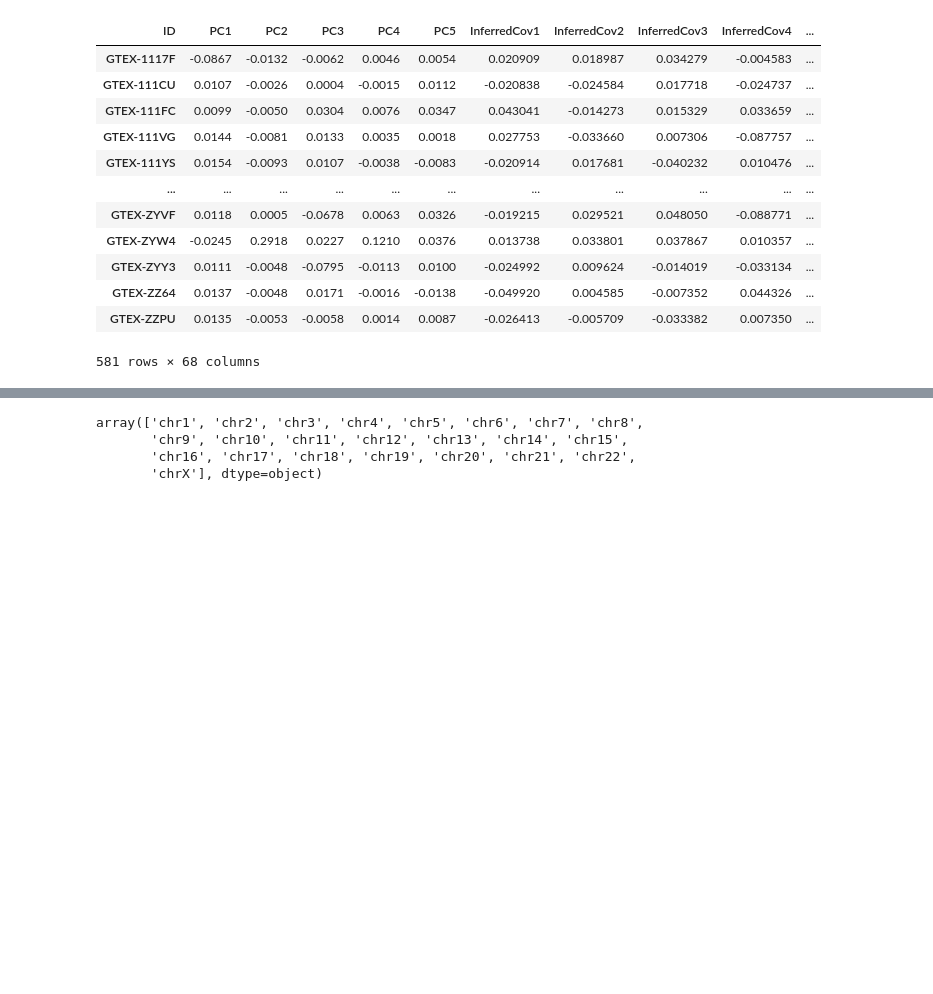
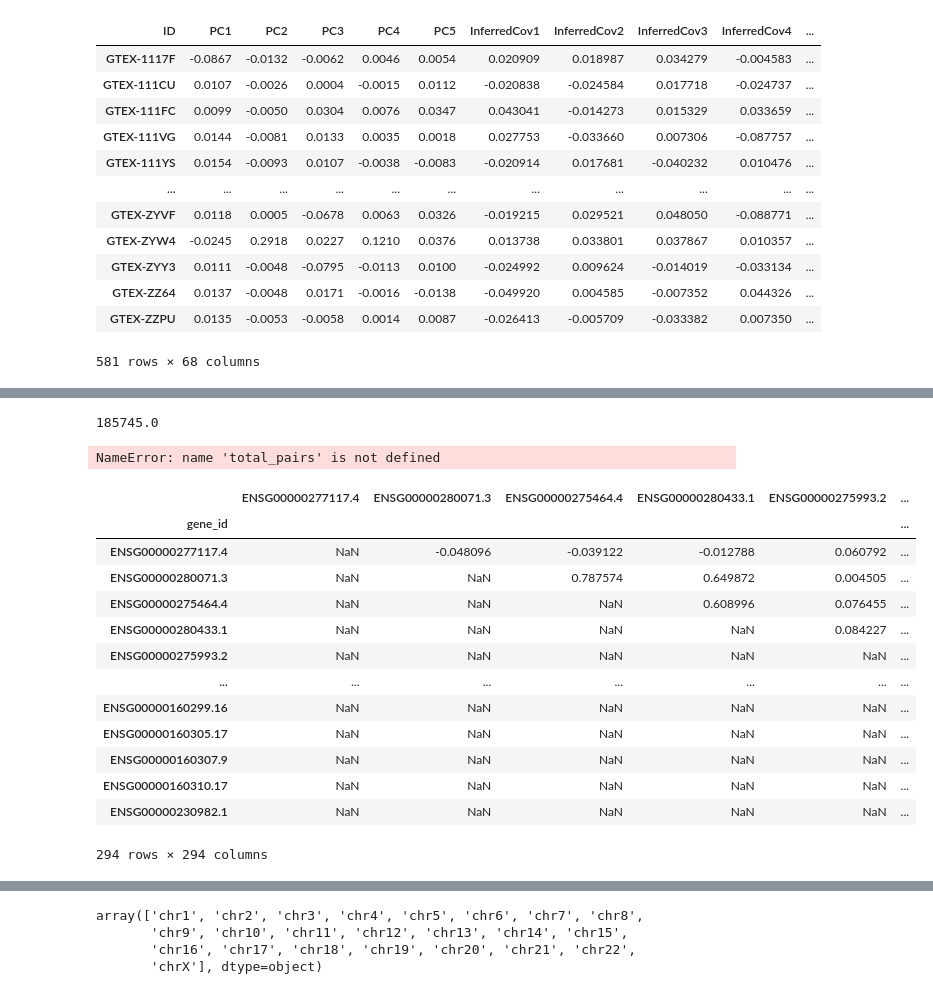
Before and after one commit to kal26/pcqtls, a Jupyter notebook: workflow/notebooks/draft_clusters_scripts.ipynb, the cells around one changed output, grey strips where cells are left out. Drawn from its saved outputs; the diff is of its cells as text; code cells hidden in the pictures; blank space fills up the shorter version.

```diff
--- a/workflow/notebooks/00_draft_clusters_scripts.ipynb
+++ b/workflow/notebooks/draft_clusters_scripts.ipynb
@@ -129,3 +141,16 @@ cutoff_type = 'pvalue'
+# %%
+upper_corner_idxs.sum()
+# %% [output]
+185745.0
+# %%
+# get total number of pairs included
+for i in np.arange(1,23,1):
+    chr_gene_ids = expression_df[expression_df['#chr'] == f'chr{i}']['gene_id']
+    upper_corner_idxs = np.triu(np.ones(len(chr_gene_ids)), k=1)
+    excluded_cluster_size_idxs = np.triu(np.ones(len(chr_gene_ids)), k=max_cluster_size)
+    total_pairs += upper_corner_idxs.sum()  - excluded_cluster_size_idxs.sum()
+# %% [output]
+NameError: name 'total_pairs' is not defined
 # %%
 # get expression correlations
 # split out by chromosome
@@ -207,4 +226,26 @@ def get_clusters_chr(chr_id, expression_df, residal_exp):
 
     # make one dataframe and write out
     return pd.DataFrame(cluster_output)
+# %%
+chr_gene_ids = expression_df[expression_df['#chr'] == f'chr{21}']['gene_id']
+chr_residual_exp = residal_exp.loc[chr_gene_ids]
+
+chr_corr, chr_pvalue = get_corr_diag(chr_residual_exp.T, max_cluster_size)
+# %%
+chr_corr
+# %% [output]
+|  | ENSG00000277117.4 | ENSG00000280071.3 | ENSG00000275464.4 | ENSG00000280433.1 | ENSG00000275993.2 | ... |
+| gene_id |  |  |  |  |  | ... |
+| ENSG00000277117.4 | NaN | -0.048096 | -0.039122 | -0.012788 | 0.060792 | ... |
+| ENSG00000280071.3 | NaN | NaN | 0.787574 | 0.649872 | 0.004505 | ... |
+| ENSG00000275464.4 | NaN | NaN | NaN | 0.608996 | 0.076455 | ... |
+| ENSG00000280433.1 | NaN | NaN | NaN | NaN | 0.084227 | ... |
+| ENSG00000275993.2 | NaN | NaN | NaN | NaN | NaN | ... |
+| ... | ... | ... | ... | ... | ... | ... |
+| ENSG00000160299.16 | NaN | NaN | NaN | NaN | NaN | ... |
+| ENSG00000160305.17 | NaN | NaN | NaN | NaN | NaN | ... |
+| ENSG00000160307.9 | NaN | NaN | NaN | NaN | NaN | ... |
+| ENSG00000160310.17 | NaN | NaN | NaN | NaN | NaN | ... |
+| ENSG00000230982.1 | NaN | NaN | NaN | NaN | NaN | ... |
+294 rows × 294 columns
 # %%
```
Also changed, not shown: parts of 6 cells of this notebook, 9 other files.
